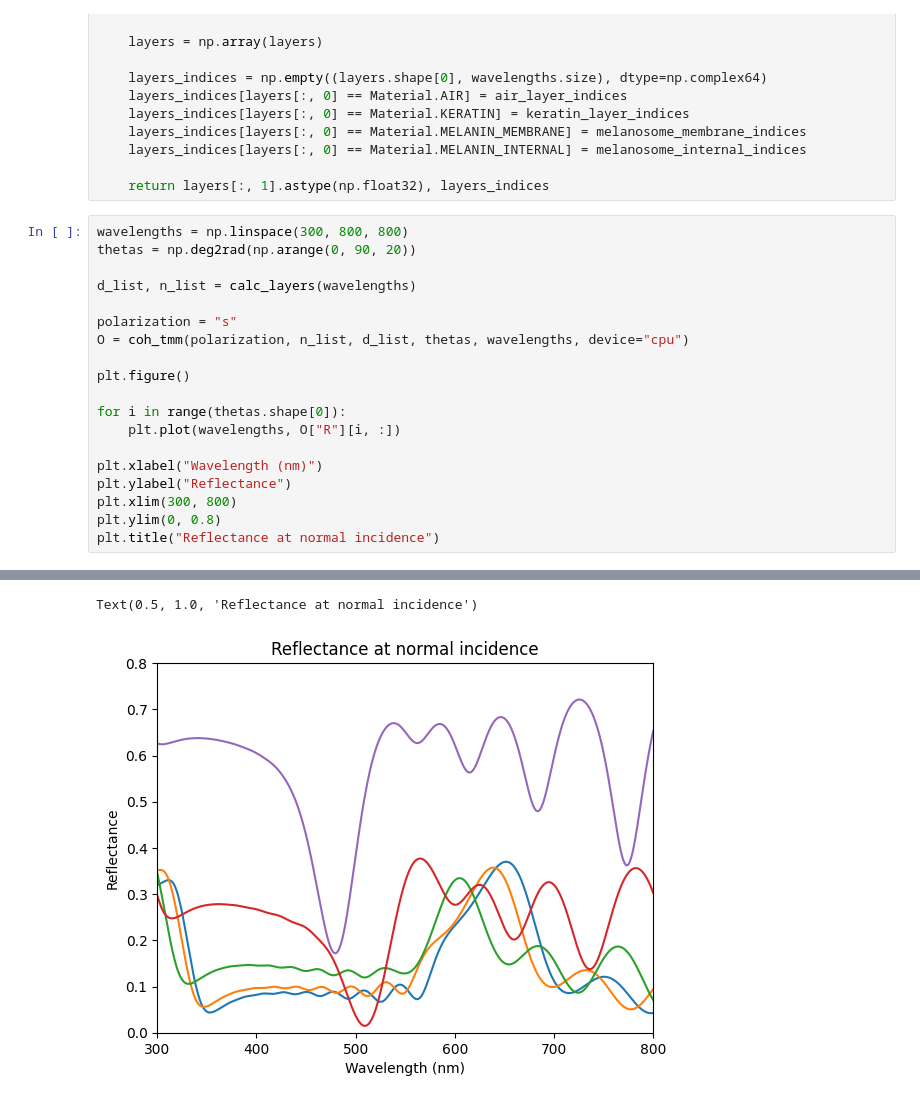
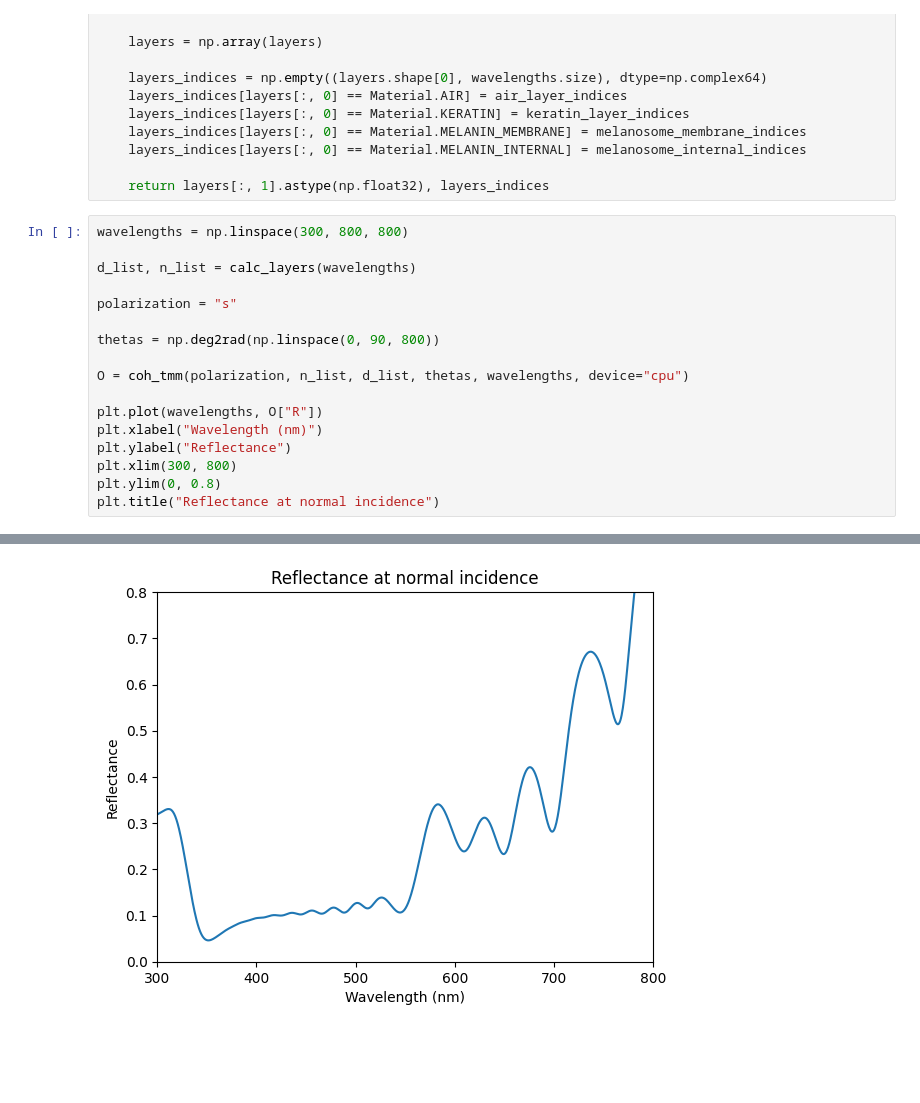
Before and after one commit to wet-dog/tmm_fast, a Jupyter notebook: tmm_calc.ipynb, the cells around one changed output, grey strips where cells are left out. Drawn from its saved outputs; the diff is of its cells as text; blank space fills up the shorter version.

Commit message:
Initial theta per wavelength commit

```diff
--- a/tmm_calc.ipynb
+++ b/tmm_calc.ipynb
@@ -139,18 +139,16 @@ def calc_layers(wavelengths):
     return layers[:, 1].astype(np.float32), layers_indices
 # %%
 wavelengths = np.linspace(300, 800, 800)
-thetas = np.deg2rad(np.arange(0, 90, 20))
 
 d_list, n_list = calc_layers(wavelengths)
 
 polarization = "s"
+
+thetas = np.deg2rad(np.linspace(0, 90, 800))
+
 O = coh_tmm(polarization, n_list, d_list, thetas, wavelengths, device="cpu")
 
-plt.figure()
-
-for i in range(thetas.shape[0]):
-    plt.plot(wavelengths, O["R"][i, :])
-
+plt.plot(wavelengths, O["R"])
 plt.xlabel("Wavelength (nm)")
 plt.ylabel("Reflectance")
 plt.xlim(300, 800)
@@ -162,5 +159,4 @@ You might encounter problems with gradient computation...
-Text(0.5, 1.0, 'Reflectance at normal incidence')
-[figure, old version]
+[figure, new version]
 # %%
 results = []
 wavelength_count = 10000000
```
Also changed, not shown: parts of 2 cells of this notebook, 1 other file.
